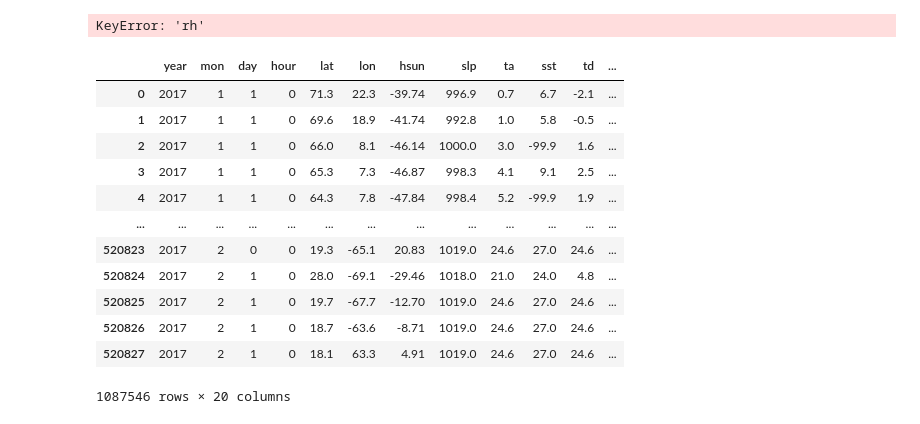
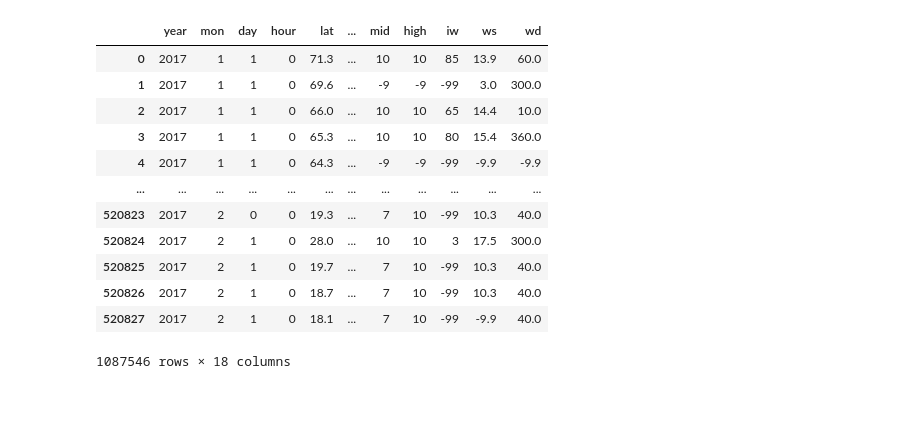
Before and after one commit to svet111/sirius_climate_2024, a Jupyter notebook: test_2017_2016.ipynb, the cells around one changed output. Cells and saved outputs as stored; diff of their text form; code cells hidden in the pictures.

```diff
--- a/test_2017_2016.ipynb
+++ b/test_2017_2016.ipynb
@@ -25,9 +27,21 @@ for n in [str(num).zfill(2) for num in numbers]:
   df_next_file = pd.read_fwf(f"2016_{n}_data.fwf", names=column_name)
   df_2016 = pd.concat([df_2016, df_next_file], axis=0)
 # %%
-y = df['rh']
+y_2017 = df_2017['rh']
 
-df.drop(['td', 'rh'], axis=1, inplace=True)
-df
+df_2017_droped = df_2017.drop(['td', 'rh'], axis=1, inplace=False)
+df_2017_droped
 # %% [output]
+|  | year | mon | day | hour | lat | ... | mid | high | iw | ws | wd |
+| 0 | 2017 | 1 | 1 | 0 | 71.3 | ... | 10 | 10 | 85 | 13.9 | 60.0 |
+| 1 | 2017 | 1 | 1 | 0 | 69.6 | ... | -9 | -9 | -99 | 3.0 | 300.0 |
+| 2 | 2017 | 1 | 1 | 0 | 66.0 | ... | 10 | 10 | 65 | 14.4 | 10.0 |
+| 3 | 2017 | 1 | 1 | 0 | 65.3 | ... | 10 | 10 | 80 | 15.4 | 360.0 |
+| 4 | 2017 | 1 | 1 | 0 | 64.3 | ... | -9 | -9 | -99 | -9.9 | -9.9 |
+| ... | ... | ... | ... | ... | ... | ... | ... | ... | ... | ... | ... |
+| 520823 | 2017 | 2 | 0 | 0 | 19.3 | ... | 7 | 10 | -99 | 10.3 | 40.0 |
+| 520824 | 2017 | 2 | 1 | 0 | 28.0 | ... | 10 | 10 | 3 | 17.5 | 300.0 |
+| 520825 | 2017 | 2 | 1 | 0 | 19.7 | ... | 7 | 10 | -99 | 10.3 | 40.0 |
+| 520826 | 2017 | 2 | 1 | 0 | 18.7 | ... | 7 | 10 | -99 | 10.3 | 40.0 |
+| 520827 | 2017 | 2 | 1 | 0 | 18.1 | ... | 7 | 10 | -99 | -9.9 | 40.0 |
-KeyError: 'rh'
+1087546 rows × 18 columns
@@ -39,16 +47,0 @@ df_2017 = pd.concat([df_2017_1, df_2017_2], axis=0)
-# %%
-df_2017
-# %% [output]
-|  | year | mon | day | hour | lat | lon | hsun | slp | ta | sst | td | ... |
-| 0 | 2017 | 1 | 1 | 0 | 71.3 | 22.3 | -39.74 | 996.9 | 0.7 | 6.7 | -2.1 | ... |
-| 1 | 2017 | 1 | 1 | 0 | 69.6 | 18.9 | -41.74 | 992.8 | 1.0 | 5.8 | -0.5 | ... |
-| 2 | 2017 | 1 | 1 | 0 | 66.0 | 8.1 | -46.14 | 1000.0 | 3.0 | -99.9 | 1.6 | ... |
-| 3 | 2017 | 1 | 1 | 0 | 65.3 | 7.3 | -46.87 | 998.3 | 4.1 | 9.1 | 2.5 | ... |
-| 4 | 2017 | 1 | 1 | 0 | 64.3 | 7.8 | -47.84 | 998.4 | 5.2 | -99.9 | 1.9 | ... |
-| ... | ... | ... | ... | ... | ... | ... | ... | ... | ... | ... | ... | ... |
-| 520823 | 2017 | 2 | 0 | 0 | 19.3 | -65.1 | 20.83 | 1019.0 | 24.6 | 27.0 | 24.6 | ... |
-| 520824 | 2017 | 2 | 1 | 0 | 28.0 | -69.1 | -29.46 | 1018.0 | 21.0 | 24.0 | 4.8 | ... |
-| 520825 | 2017 | 2 | 1 | 0 | 19.7 | -67.7 | -12.70 | 1019.0 | 24.6 | 27.0 | 24.6 | ... |
-| 520826 | 2017 | 2 | 1 | 0 | 18.7 | -63.6 | -8.71 | 1019.0 | 24.6 | 27.0 | 24.6 | ... |
-| 520827 | 2017 | 2 | 1 | 0 | 18.1 | 63.3 | 4.91 | 1019.0 | 24.6 | 27.0 | 24.6 | ... |
-1087546 rows × 20 columns
```
Also changed, not shown: parts of 5 cells of this notebook.
